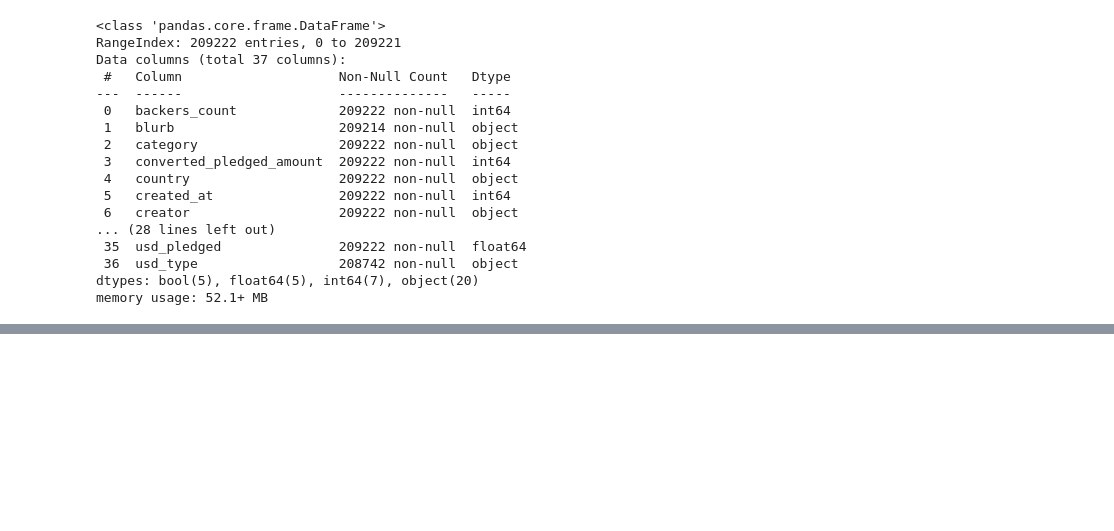
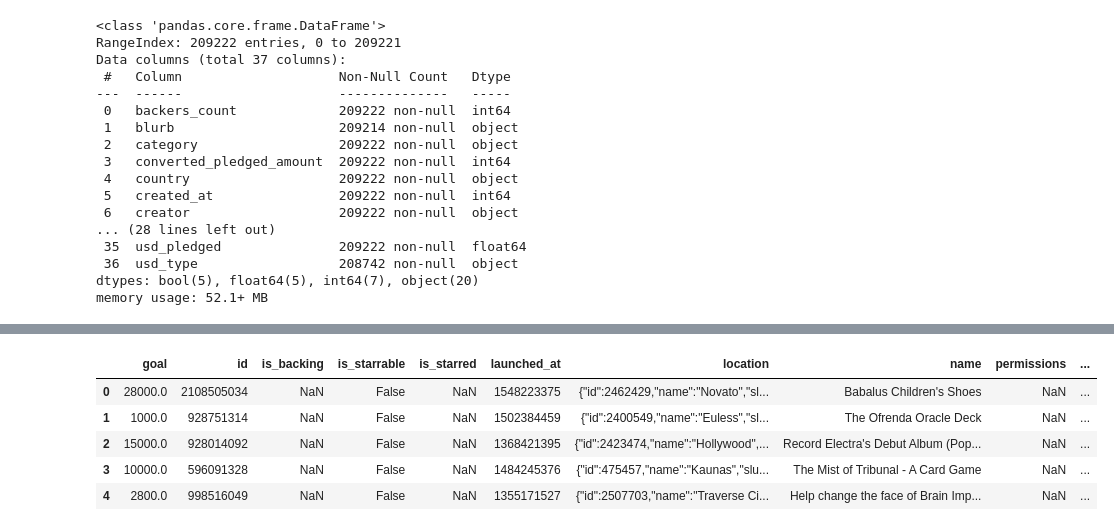
Before and after one commit to macizomedia/kickstarter-ml-project, a Jupyter notebook: main.ipynb, the cells around one changed output, grey strips where cells are left out. Cells and saved outputs as stored; diff of their text form; code cells hidden in the pictures; blank space fills up the shorter version.

```diff
--- a/main.ipynb
+++ b/main.ipynb
@@ -45,0 +101,9 @@ memory usage: 52.1+ MB
+# %%
+df.iloc[:,15:25].head()
+# %% [output]
+|  | goal | id | is_backing | is_starrable | is_starred | launched_at | location | name | permissions | ... |
+| 0 | 28000.0 | 2108505034 | NaN | False | NaN | 1548223375 | {"id":2462429,"name":"Novato","sl... | Babalus Children's Shoes | NaN | ... |
+| 1 | 1000.0 | 928751314 | NaN | False | NaN | 1502384459 | {"id":2400549,"name":"Euless","sl... | The Ofrenda Oracle Deck | NaN | ... |
+| 2 | 15000.0 | 928014092 | NaN | False | NaN | 1368421395 | {"id":2423474,"name":"Hollywood",... | Record Electra's Debut Album (Pop... | NaN | ... |
+| 3 | 10000.0 | 596091328 | NaN | False | NaN | 1484245376 | {"id":475457,"name":"Kaunas","slu... | The Mist of Tribunal - A Card Game | NaN | ... |
+| 4 | 2800.0 | 998516049 | NaN | False | NaN | 1355171527 | {"id":2507703,"name":"Traverse Ci... | Help change the face of Brain Imp... | NaN | ... |
```
Also changed, not shown: parts of 10 cells of this notebook.
